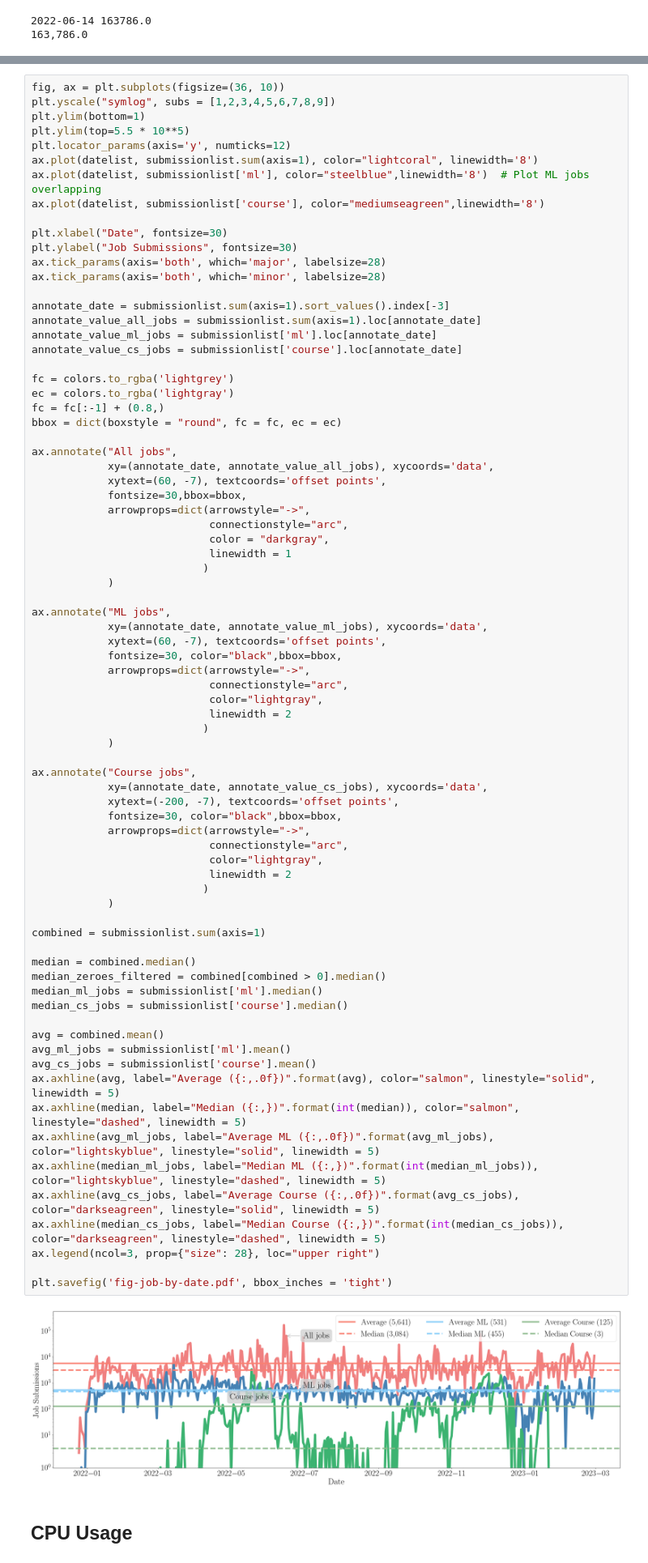
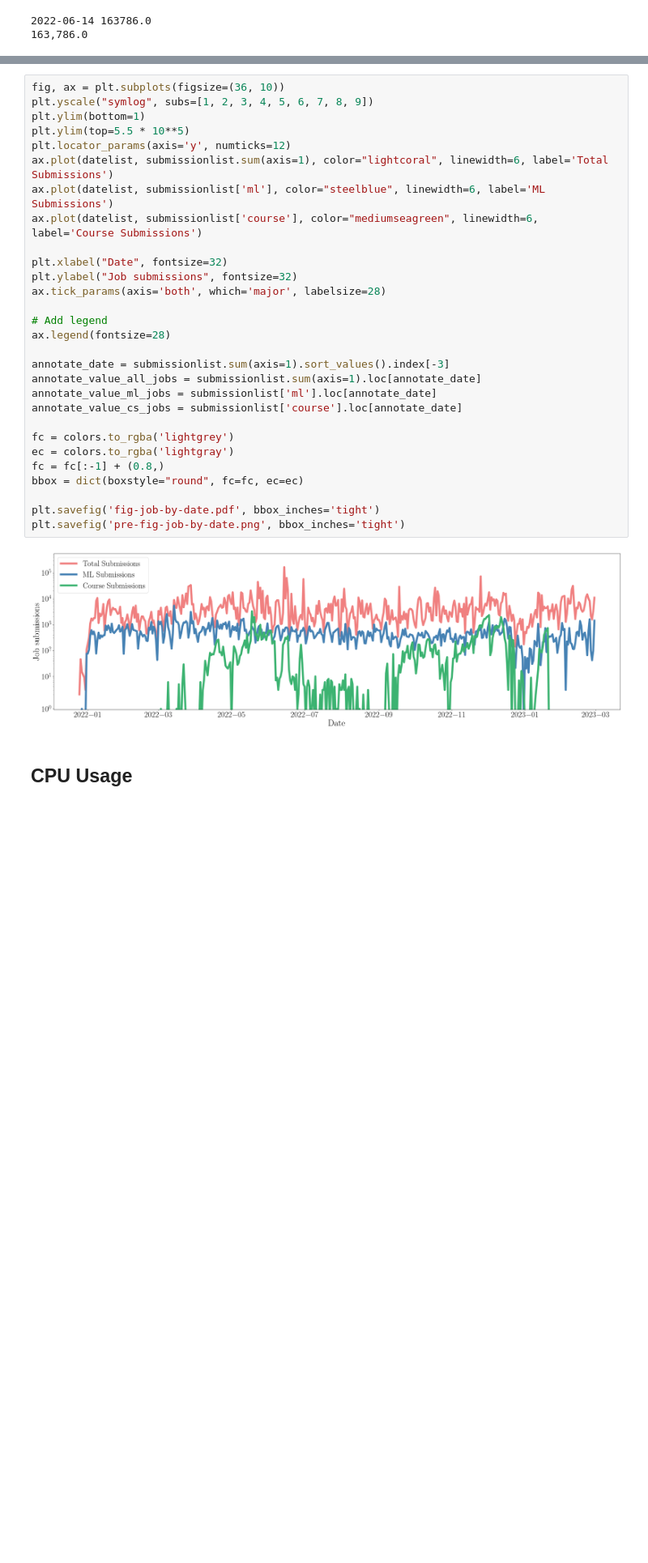
Before and after one commit to yyzangg/honours-programme-project, a Jupyter notebook: job_analysis/job_analysis_basic.ipynb, the cells around one changed output, grey strips where cells are left out. Shown at 81% size. Cells and saved outputs as stored; diff of their text form; blank space fills up the shorter version.

```diff
--- a/job_analysis/job_analysis_basic.ipynb
+++ b/job_analysis/job_analysis_basic.ipynb
@@ -364,83 +364,35 @@ plt.savefig('fig-job-by-date-1.pdf', bbox_inches = 'tight')
 [figure]
 # %%
 fig, ax = plt.subplots(figsize=(36, 10))
-plt.yscale("symlog", subs = [1,2,3,4,5,6,7,8,9])
+plt.yscale("symlog", subs=[1, 2, 3, 4, 5, 6, 7, 8, 9])
 plt.ylim(bottom=1)
 plt.ylim(top=5.5 * 10**5)
 plt.locator_params(axis='y', numticks=12)
-ax.plot(datelist, submissionlist.sum(axis=1), color="lightcoral", linewidth='8')
-ax.plot(datelist, submissionlist['ml'], color="steelblue",linewidth='8')  # Plot ML jobs overlapping
-ax.plot(datelist, submissionlist['course'], color="mediumseagreen",linewidth='8')
+ax.plot(datelist, submissionlist.sum(axis=1), color="lightcoral", linewidth=6, label='Total Submissions')
+ax.plot(datelist, submissionlist['ml'], color="steelblue", linewidth=6, label='ML Submissions')
+ax.plot(datelist, submissionlist['course'], color="mediumseagreen", linewidth=6, label='Course Submissions')
 
-plt.xlabel("Date", fontsize=30)
-plt.ylabel("Job Submissions", fontsize=30)
+plt.xlabel("Date", fontsize=32)
+plt.ylabel("Job submissions", fontsize=32)
 ax.tick_params(axis='both', which='major', labelsize=28)
-ax.tick_params(axis='both', which='minor', labelsize=28)
+
+# Add legend
+ax.legend(fontsize=28)
 
 annotate_date = submissionlist.sum(axis=1).sort_values().index[-3]
 annotate_value_all_jobs = submissionlist.sum(axis=1).loc[annotate_date]
 annotate_value_ml_jobs = submissionlist['ml'].loc[annotate_date]
 annotate_value_cs_jobs = submissionlist['course'].loc[annotate_date]
 
 fc = colors.to_rgba('lightgrey')
 ec = colors.to_rgba('lightgray')
 fc = fc[:-1] + (0.8,)
-bbox = dict(boxstyle = "round", fc = fc, ec = ec)
+bbox = dict(boxstyle="round", fc=fc, ec=ec)
 
-ax.annotate("All jobs",
-            xy=(annotate_date, annotate_value_all_jobs), xycoords='data',
-            xytext=(60, -7), textcoords='offset points',
-            fontsize=30,bbox=bbox,
-            arrowprops=dict(arrowstyle="->",
-                            connectionstyle="arc",
-                            color = "darkgray",
-                            linewidth = 1
-                           )
-            )
-
-ax.annotate("ML jobs",
-            xy=(annotate_date, annotate_value_ml_jobs), xycoords='data',
-            xytext=(60, -7), textcoords='offset points',
-            fontsize=30, color="black",bbox=bbox,
-            arrowprops=dict(arrowstyle="->",
-                            connectionstyle="arc",
-                            color="lightgray",
-                            linewidth = 2
-                           )
-            )
-
-ax.annotate("Course jobs",
-            xy=(annotate_date, annotate_value_cs_jobs), xycoords='data',
-            xytext=(-200, -7), textcoords='offset points',
-            fontsize=30, color="black",bbox=bbox,
-            arrowprops=dict(arrowstyle="->",
-                            connectionstyle="arc",
-                            color="lightgray",
-                            linewidth = 2
-                           )
-            )
-
-combined = submissionlist.sum(axis=1)
-
-median = combined.median()
-median_zeroes_filtered = combined[combined > 0].median()
-median_ml_jobs = submissionlist['ml'].median()
-median_cs_jobs = submissionlist['course'].median()
-
-avg = combined.mean()
-avg_ml_jobs = submissionlist['ml'].mean()
-avg_cs_jobs = submissionlist['course'].mean()
-ax.axhline(avg, label="Average ({:,.0f})".format(avg), color="salmon", linestyle="solid", linewidth = 5)
-ax.axhline(median, label="Median ({:,})".format(int(median)), color="salmon", linestyle="dashed", linewidth = 5)
-ax.axhline(avg_ml_jobs, label="Average ML ({:,.0f})".format(avg_ml_jobs), color="lightskyblue", linestyle="solid", linewidth = 5)
-ax.axhline(median_ml_jobs, label="Median ML ({:,})".format(int(median_ml_jobs)), color="lightskyblue", linestyle="dashed", linewidth = 5)
-ax.axhline(avg_cs_jobs, label="Average Course ({:,.0f})".format(avg_cs_jobs), color="darkseagreen", linestyle="solid", linewidth = 5)
-ax.axhline(median_cs_jobs, label="Median Course ({:,})".format(int(median_cs_jobs)), color="darkseagreen", linestyle="dashed", linewidth = 5)
-ax.legend(ncol=3, prop={"size": 28}, loc="upper right")
-
-plt.savefig('fig-job-by-date.pdf', bbox_inches = 'tight')
+plt.savefig('fig-job-by-date.pdf', bbox_inches='tight')
+plt.savefig('pre-fig-job-by-date.png', bbox_inches='tight')
 # %% [output]
-[figure, old version]
+[figure, new version]
 # %% [markdown]
 ## CPU Usage
 # %%
```
Also changed, not shown: parts of 17 cells of this notebook, 1 other file.
